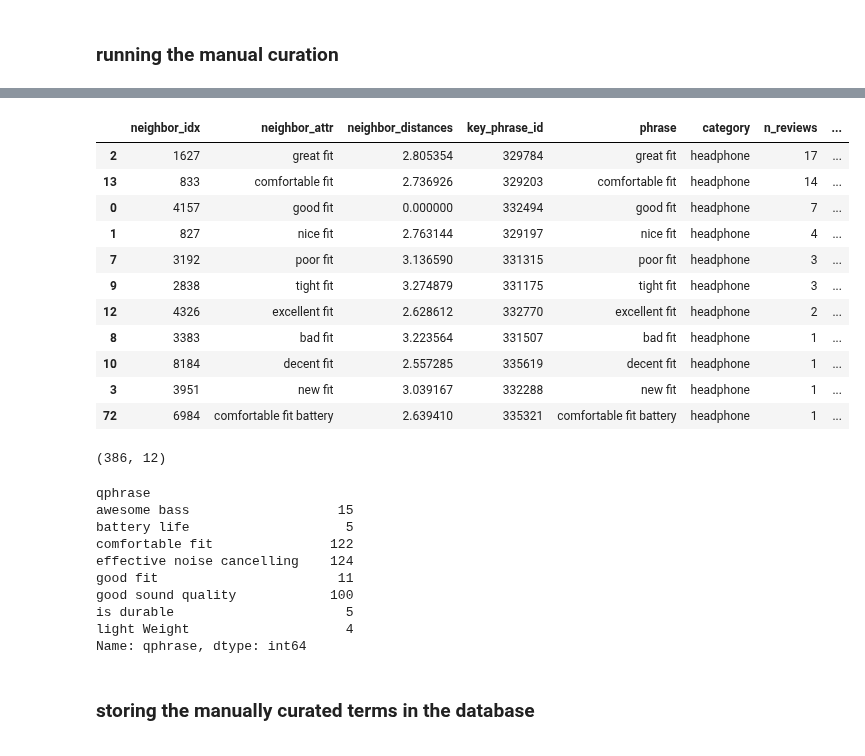
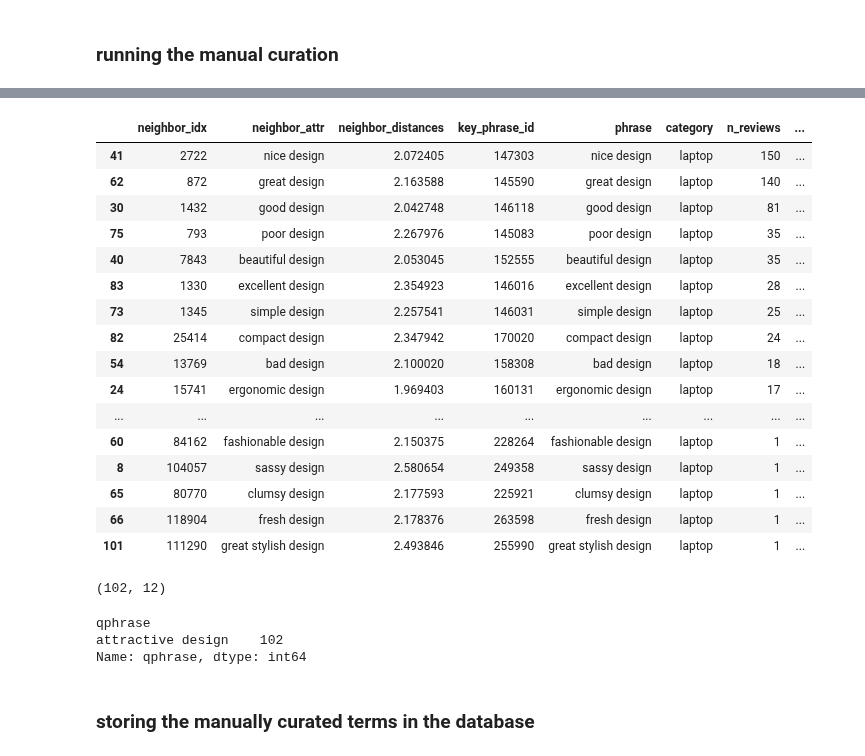
Before and after one commit to avelllabs/Gabby, a Jupyter notebook: notebooks/17_gb_phrase_orders_and_groupings.ipynb, the cells around one changed output, grey strips where cells are left out. Cells and saved outputs as stored; diff of their text form; code cells hidden in the pictures.

```diff
--- a/notebooks/17_gb_phrase_orders_and_groupings.ipynb
+++ b/notebooks/17_gb_phrase_orders_and_groupings.ipynb
@@ -41,6 +41,8 @@ conn = db.connect()
 - We build a class encompassing data and functions so that we can save and load models and vectors and other required data to efficiently compute nearest neighbor groups for manual curation
 
 - Most of the reference code is in the Reference section (below)
+# %%
+category = 'laptop'
 # %%
 import spacy
 nlp = spacy.load('en_core_web_sm')
@@ -236,7 +240,7 @@ sim_attr.key_phrases.loc[sim_attr.priority_order[:25]]
 # %% [markdown]
 ### running the manual curation
 # %%
-qattr_nn = sim_attr.get_similar_attributes('good fit')
+qattr_nn = sim_attr.get_similar_attributes('attractive design')
 qattr_nn
 # %% [output]
 |  | neighbor_idx | neighbor_attr | neighbor_distances | key_phrase_id | phrase | category | n_reviews | ... |
@@ -259,40 +263,39 @@ qattr_nn
 # %%
 #qattr_nn.sort_values('neighbor_distances')
-shortlist = qattr_nn[qattr_nn['neighbor_attr'].str.contains('fit')]
+#shortlist = qattr_nn[qattr_nn['neighbor_attr'].str.contains('resolution')]
 #shortlist = qattr_nn[qattr_nn['n_reviews'] >=2]
-#shortlist = qattr_nn.head(4)
+#shortlist = qattr_nn.head(6)
+shortlist = qattr_nn
 shortlist
 # %% [output]
 |  | neighbor_idx | neighbor_attr | neighbor_distances | key_phrase_id | phrase | category | n_reviews | ... |
-| 2 | 1627 | great fit | 2.805354 | 329784 | great fit | headphone | 17 | ... |
-| 13 | 833 | comfortable fit | 2.736926 | 329203 | comfortable fit | headphone | 14 | ... |
-| 0 | 4157 | good fit | 0.000000 | 332494 | good fit | headphone | 7 | ... |
-| 1 | 827 | nice fit | 2.763144 | 329197 | nice fit | headphone | 4 | ... |
-| 7 | 3192 | poor fit | 3.136590 | 331315 | poor fit | headphone | 3 | ... |
-| 9 | 2838 | tight fit | 3.274879 | 331175 | tight fit | headphone | 3 | ... |
-| 12 | 4326 | excellent fit | 2.628612 | 332770 | excellent fit | headphone | 2 | ... |
-| 8 | 3383 | bad fit | 3.223564 | 331507 | bad fit | headphone | 1 | ... |
-| 10 | 8184 | decent fit | 2.557285 | 335619 | decent fit | headphone | 1 | ... |
-| 3 | 3951 | new fit | 3.039167 | 332288 | new fit | headphone | 1 | ... |
-| 72 | 6984 | comfortable fit battery | 2.639410 | 335321 | comfortable fit battery | headphone | 1 | ... |
+| 41 | 2722 | nice design | 2.072405 | 147303 | nice design | laptop | 150 | ... |
+| 62 | 872 | great design | 2.163588 | 145590 | great design | laptop | 140 | ... |
+| 30 | 1432 | good design | 2.042748 | 146118 | good design | laptop | 81 | ... |
+| 75 | 793 | poor design | 2.267976 | 145083 | poor design | laptop | 35 | ... |
+| 40 | 7843 | beautiful design | 2.053045 | 152555 | beautiful design | laptop | 35 | ... |
+| 83 | 1330 | excellent design | 2.354923 | 146016 | excellent design | laptop | 28 | ... |
+| 73 | 1345 | simple design | 2.257541 | 146031 | simple design | laptop | 25 | ... |
+| 82 | 25414 | compact design | 2.347942 | 170020 | compact design | laptop | 24 | ... |
+| 54 | 13769 | bad design | 2.100020 | 158308 | bad design | laptop | 18 | ... |
+| 24 | 15741 | ergonomic design | 1.969403 | 160131 | ergonomic design | laptop | 17 | ... |
+| ... | ... | ... | ... | ... | ... | ... | ... | ... |
+| 60 | 84162 | fashionable design | 2.150375 | 228264 | fashionable design | laptop | 1 | ... |
+| 8 | 104057 | sassy design | 2.580654 | 249358 | sassy design | laptop | 1 | ... |
+| 65 | 80770 | clumsy design | 2.177593 | 225921 | clumsy design | laptop | 1 | ... |
+| 66 | 118904 | fresh design | 2.178376 | 263598 | fresh design | laptop | 1 | ... |
+| 101 | 111290 | great stylish design | 2.493846 | 255990 | great stylish design | laptop | 1 | ... |
 # %%
 curated_attributes = pd.concat([curated_attributes, shortlist])
 # %%
 curated_attributes.shape
 # %% [output]
-(386, 12)
+(102, 12)
 # %%
 curated_attributes.groupby('qphrase')['qphrase'].count()
 # %% [output]
 qphrase
-awesome bass                   15
-battery life                    5
-comfortable fit               122
-effective noise cancelling    124
-good fit                       11
-good sound quality            100
-is durable                      5
-light Weight                    4
+attractive design    102
 Name: qphrase, dtype: int64
 # %% [markdown]
 ### storing the manually curated terms in the database
```
Also changed, not shown: parts of 7 cells of this notebook, 1 other file.
